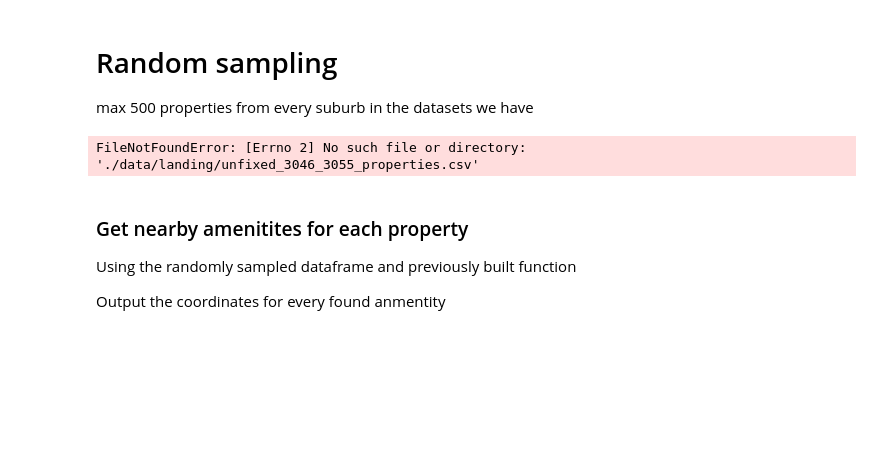
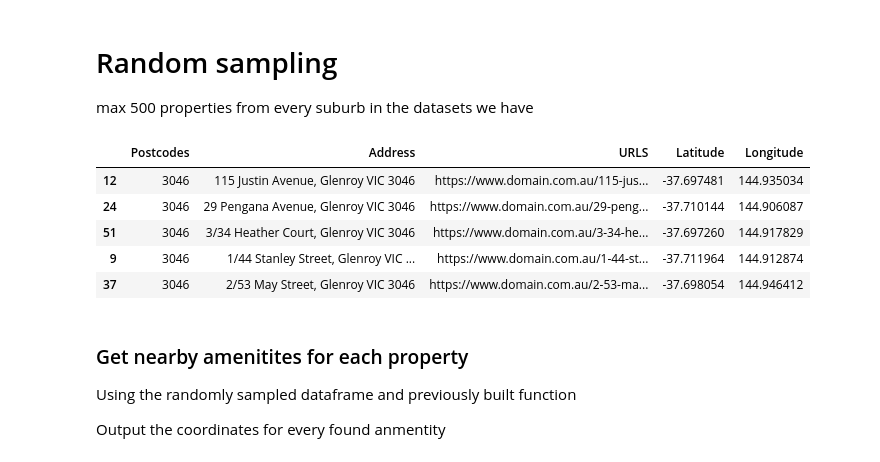
Before and after one commit to MAST30034-AppliedDataScience/project-2-group-real-estate-industry-project-21, a Jupyter notebook: notebooks/open_street_service.ipynb, the cells around one changed output. Cells and saved outputs as stored; diff of their text form; code cells hidden in the pictures; blank space fills up the shorter version.

Commit message:
added file paths to the code, note that will have to change the file you are accessing in future runnings

```diff
--- a/notebooks/open_street_service.ipynb
+++ b/notebooks/open_street_service.ipynb
@@ -120,18 +120,24 @@ max 500 properties from every suburb in the datasets we have
 # %%
 import pandas as pd
 
 # Open the CSV file ( Chnage this with the full dataset?)
-file_path = './data/landing/unfixed_3046_3055_properties.csv'
+file_path = '../data/landing/properties_3046-3055.csv'
 
 df = pd.read_csv(file_path)
 
 # Extract postcodes
 df.insert(0, 'Postcodes', df['Address'].apply(lambda x: x.split('VIC')[-1].strip()))
 
 # Randomly select max 500 rows from each postcodes and build a dataframe
 df = df.groupby('Postcodes', group_keys=False).apply(lambda x: x.sample(min(len(x), 5)))
+df.head()
 # %% [output]
-FileNotFoundError: [Errno 2] No such file or directory: './data/landing/unfixed_3046_3055_properties.csv'
+|  | Postcodes | Address | URLS | Latitude | Longitude |
+| 12 | 3046 | 115 Justin Avenue, Glenroy VIC 3046 | https://www.domain.com.au/115-jus... | -37.697481 | 144.935034 |
+| 24 | 3046 | 29 Pengana Avenue, Glenroy VIC 3046 | https://www.domain.com.au/29-peng... | -37.710144 | 144.906087 |
+| 51 | 3046 | 3/34 Heather Court, Glenroy VIC 3046 | https://www.domain.com.au/3-34-he... | -37.697260 | 144.917829 |
+| 9 | 3046 | 1/44 Stanley Street, Glenroy VIC ... | https://www.domain.com.au/1-44-st... | -37.711964 | 144.912874 |
+| 37 | 3046 | 2/53 May Street, Glenroy VIC 3046 | https://www.domain.com.au/2-53-ma... | -37.698054 | 144.946412 |
 # %% [markdown]
 ### Get nearby amenitites for each property
 
```
Also changed, not shown: parts of 2 cells of this notebook, 1 other file.
